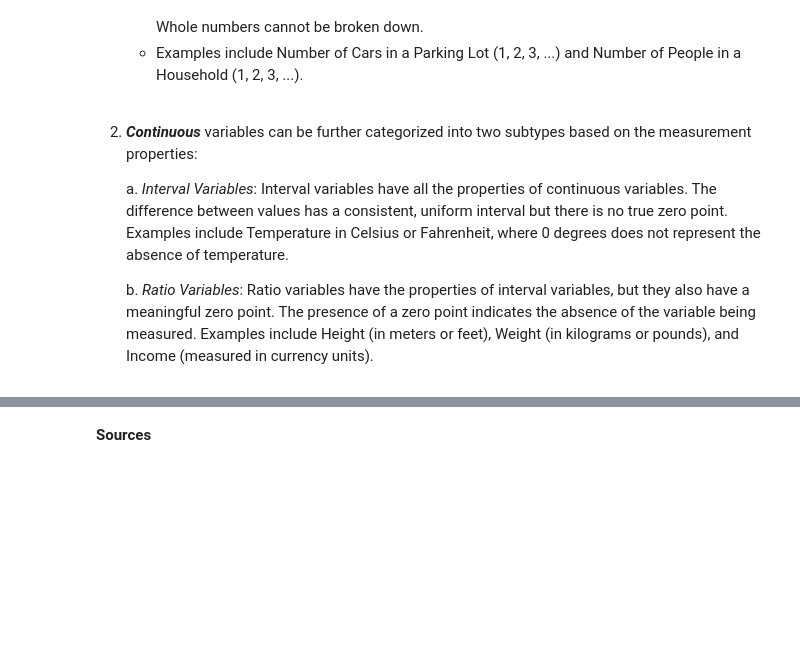
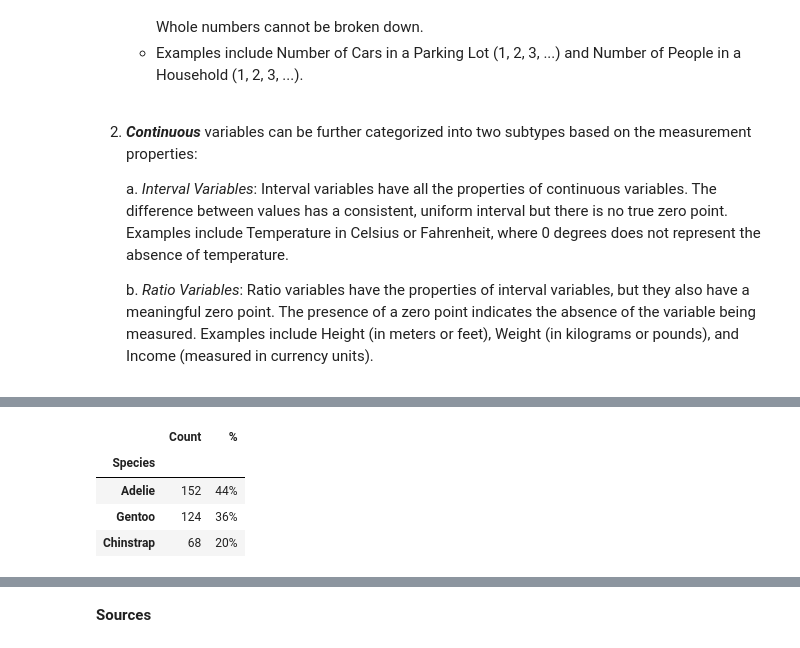
Before and after one commit to Cecilia8989/fund_data_analysis, a Jupyter notebook: task.ipynb, the cells around one changed output, grey strips where cells are left out. Drawn from its saved outputs; the diff is of its cells as text; code cells hidden in the pictures; blank space fills up the shorter version.

```diff
--- a/task.ipynb
+++ b/task.ipynb
@@ -436,0 +458,19 @@ Quantitative variables serve to represent measurable quantities and are expresse
+# %%
+# Count the occurrences of each unique value in the 'Species' column
+#https://www.datacamp.com/tutorial/categorical-data
+count_species = df[['Species']].value_counts()
+# Calculate the normalized counts, round them to two decimal places, convert to integers,
+# and add '%' to represent them as percentages
+#https://pandas.pydata.org/docs/reference/api/pandas.Series.value_counts.html
+normalize_species = (df[['Species']].value_counts(normalize=True).round(2)*100).astype(int).astype(str) + '%'
+# Concatenate the 'count_species' and 'normalize_species' Series into a DataFrame
+species_table = pd.concat([count_species, normalize_species], axis=1)
+# Rename the columns to 'Count' and '%'
+species_table.columns = ['Count', '%']
+species_table
+# %% [output]
+|  | Count | % |
+| Species |  |  |
+| Adelie | 152 | 44% |
+| Gentoo | 124 | 36% |
+| Chinstrap | 68 | 20% |
```
Also changed, not shown: parts of 27 cells of this notebook, 1 other file.
